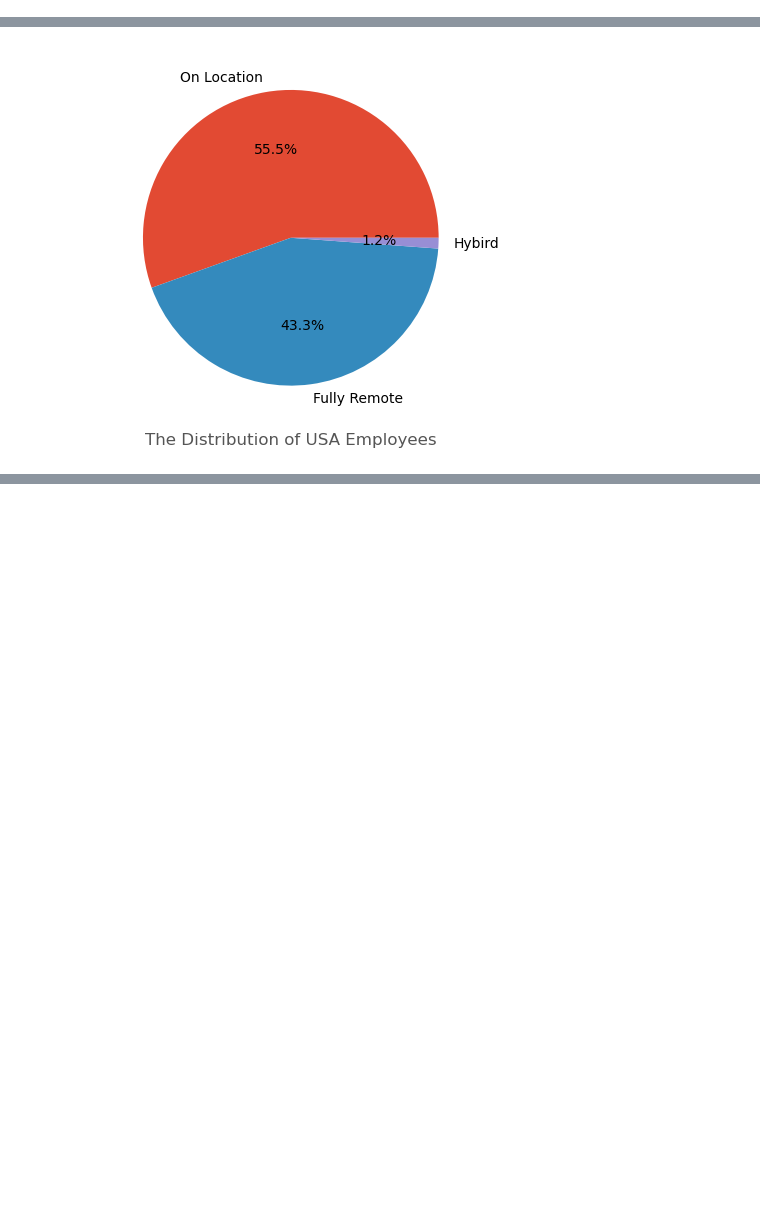
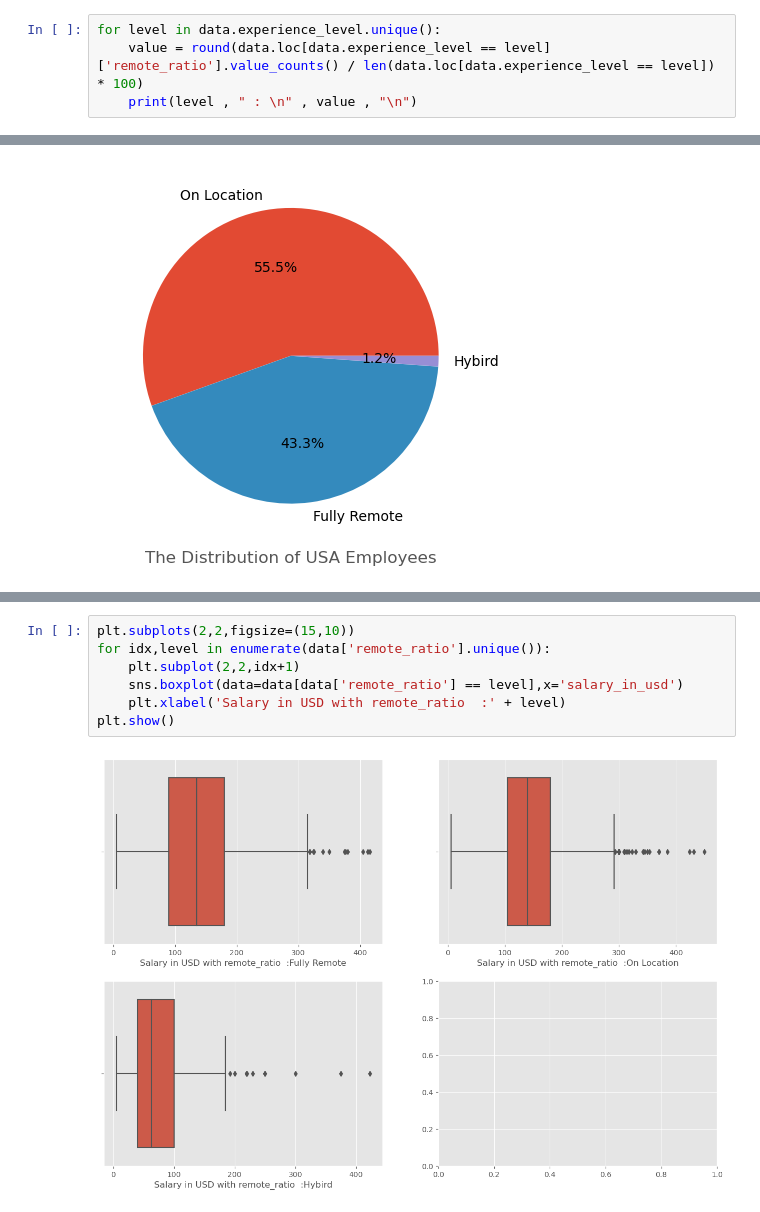
Before and after one commit to ahmedbasemdev/Corelia, a Jupyter notebook: Task 5 - EDA/Code.ipynb, the cells around one changed output, grey strips where cells are left out. Drawn from its saved outputs; the diff is of its cells as text; blank space fills up the shorter version.

```diff
--- a/Task 5 - EDA/Code.ipynb
+++ b/Task 5 - EDA/Code.ipynb
@@ -312,0 +368,4 @@ multi_count_plot('experience_level','remote_ratio')
+# %%
+for level in data.experience_level.unique():
+    value = round(data.loc[data.experience_level == level]['remote_ratio'].value_counts() / len(data.loc[data.experience_level == level]) * 100)
+    print(level , " : \n" , value , "\n")
@@ -686,0 +762,9 @@ print(vif_data)
+# %%
+plt.subplots(2,2,figsize=(15,10))
+for idx,level in enumerate(data['remote_ratio'].unique()):
+    plt.subplot(2,2,idx+1)
+    sns.boxplot(data=data[data['remote_ratio'] == level],x='salary_in_usd')
+    plt.xlabel('Salary in USD with remote_ratio  :' + level)
+plt.show()
+# %% [output]
+[figure, added]
```
Also changed, not shown: parts of 76 cells of this notebook.
